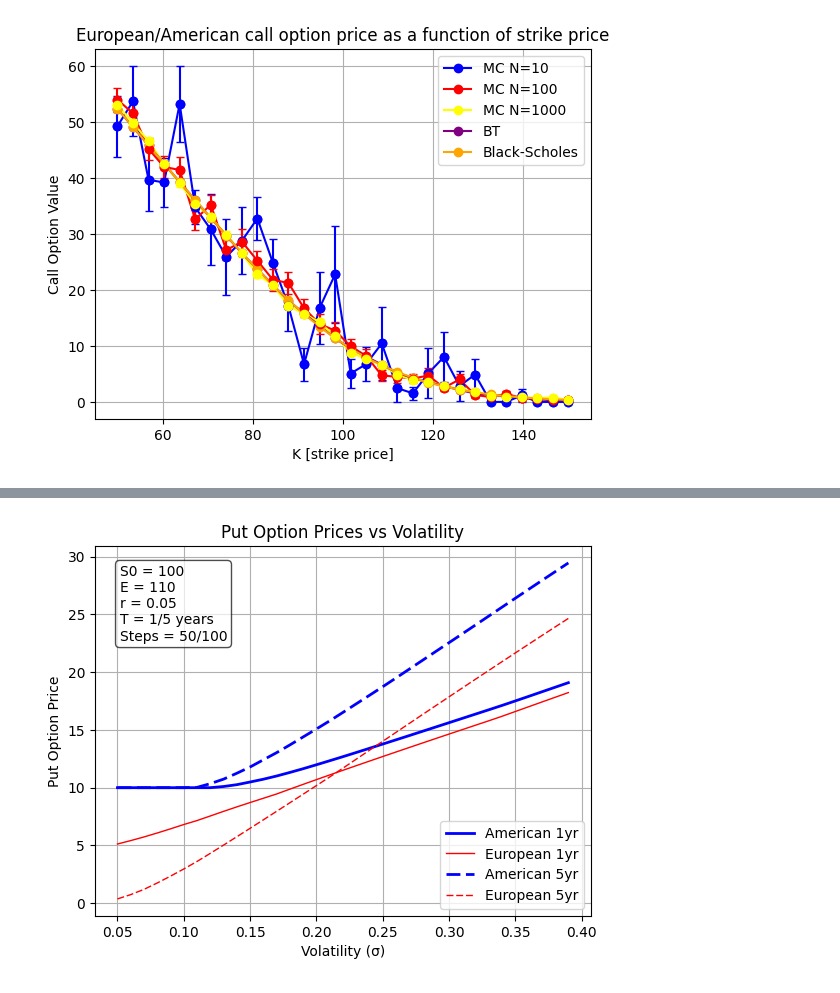
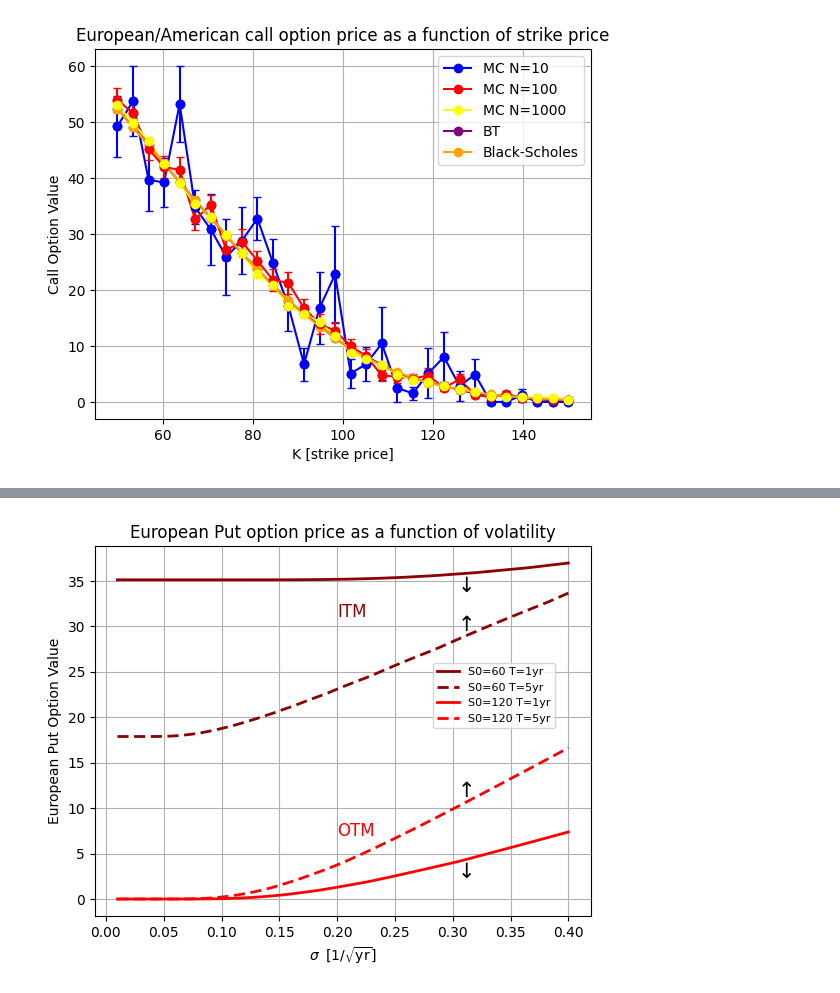
Before and after one commit to rebalkin/Quant-portfolio, a Jupyter notebook: notebooks/option_pricing.ipynb, the cells around one changed output, grey strips where cells are left out. Saved outputs shown, nothing was run; the diff lists cells and outputs as text; code cells hidden in the pictures.

```diff
--- a/notebooks/option_pricing.ipynb
+++ b/notebooks/option_pricing.ipynb
@@ -134,35 +222,18 @@ for i in np.arange(0.05, 0.4, 0.01):
-# %%
-vols = [x[0] for x in american_put_prices]
-american_values = [x[1] for x in american_put_prices]
-european_values = [x[1] for x in european_put_prices]
-american_values2 = [x[1] for x in american_put_prices_2yrs]
-european_values2 = [x[1] for x in european_put_prices_2yrs]
-
-plt.plot(vols, american_values, label="American 1yr", linewidth=2, color='blue')
-plt.plot(vols, european_values, label="European 1yr", linewidth=1, color='red')
-plt.plot(vols, american_values2, label="American 5yr", linewidth=2, dashes=(5,2), color='blue')
-plt.plot(vols, european_values2, label="European 5yr", linewidth=1, dashes=(5,2), color='red')
-plt.xlabel("Volatility (σ)")
-plt.ylabel("Put Option Price")
-plt.title("Put Option Prices vs Volatility")
-plt.legend()
-plt.grid(True)
-
-params_text = (
-    "S0 = 100\n"
-    "E = 110\n"
-    "r = 0.05\n"
-    "T = 1/5 years\n"
-    "Steps = 50/100"
-)
-plt.gca().text(
-    0.05, 0.95, params_text,
-    transform=plt.gca().transAxes,
-    fontsize=10,
-    verticalalignment='top',
-    bbox=dict(boxstyle="round,pad=0.3", facecolor="white", alpha=0.7)
-)
-
-plt.show()
-# %% [output]
-[figure, removed]
+# %%
+plt.plot(sigmarange, price_EU_low_1, label='S0=60 T=1yr', linewidth=2,color='darkred')
+plt.plot(sigmarange, price_EU_low_5, label='S0=60 T=5yr', linewidth=2,dashes=(4,2),color='darkred')
+plt.plot(sigmarange, price_EU_high_1, label='S0=120 T=1yr', linewidth=2,color='red')
+plt.plot(sigmarange, price_EU_high_5, label='S0=120 T=5yr', linewidth=2,dashes=(4,2),color='red')
+plt.xlabel(r'$\sigma\;\; [1/\sqrt{\text{yr}}]$')
+plt.ylabel("European Put Option Value")
+plt.title("European Put option price as a function of volatility")
+plt.legend(loc="upper left", bbox_to_anchor=(0.67, 0.7),fontsize=8)
+plt.text(0.2, 31, "ITM", fontsize=12, color="darkred")
+plt.text(0.2, 7, "OTM", fontsize=12, color="red")
+plt.text(0.3, 29.5, r'$\uparrow$', fontsize=15, color="black")
+plt.text(0.3, 33.8, r'$\downarrow$', fontsize=15, color="black")
+plt.text(0.3, 11.2, r'$\uparrow$', fontsize=15, color="black")
+plt.text(0.3, 2.3, r'$\downarrow$', fontsize=15, color="black")
+plt.grid(True)
+# %% [output]
+[figure, added]
```
Also changed, not shown: parts of 12 cells of this notebook.
